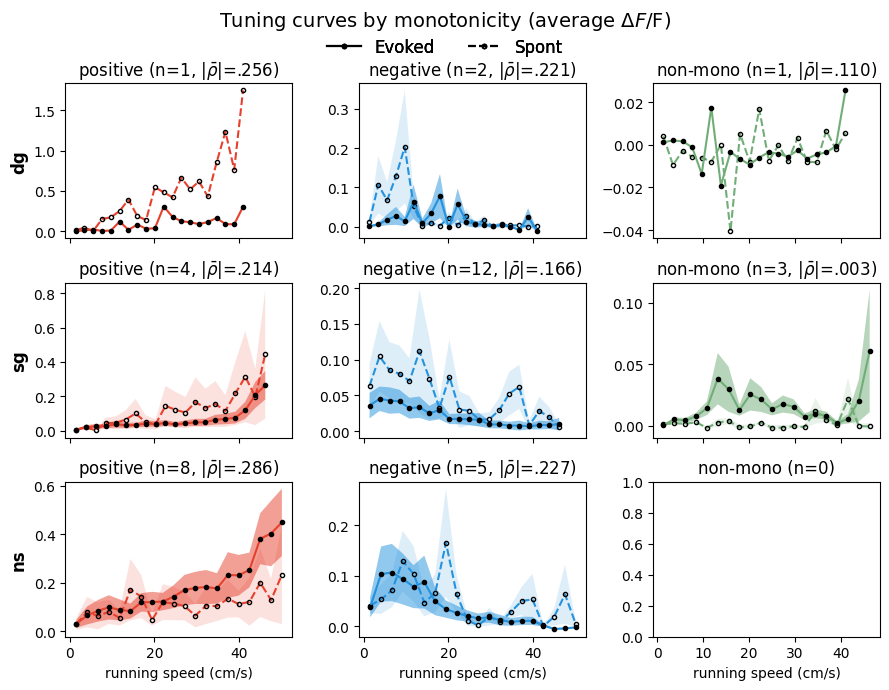
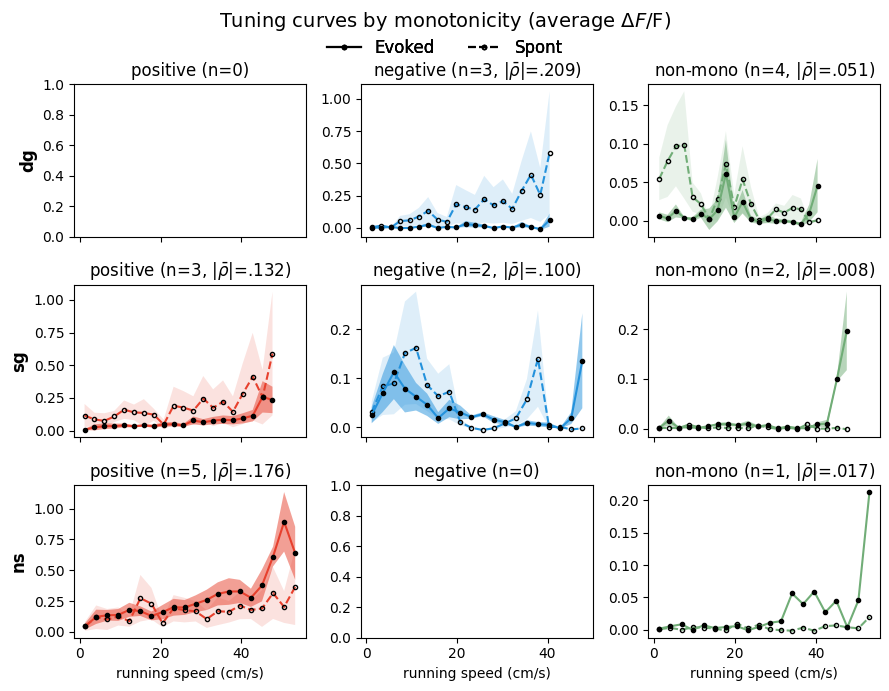
Unified diff of the notebook cell whose output changed from the first chart to the second:
--- before
+++ after
@@ -21,4 +21,4 @@
 fig.suptitle('Tuning curves by monotonicity (average $\\Delta F$/F)', fontsize=14)
 
-plt.savefig('doc/figures/tuning_by_monotonicity_with_spont.png')
+# plt.savefig('doc/figures/tuning_by_monotonicity_with_spont.png')
 plt.show()

Commit: Debug the timewindow